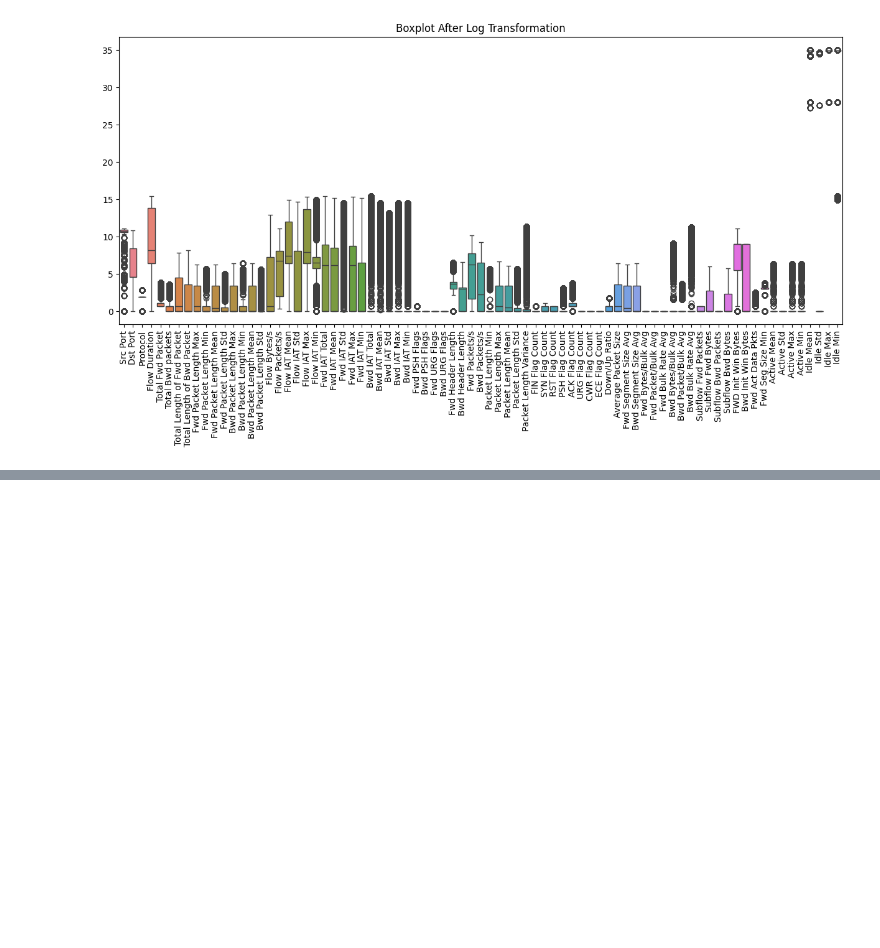
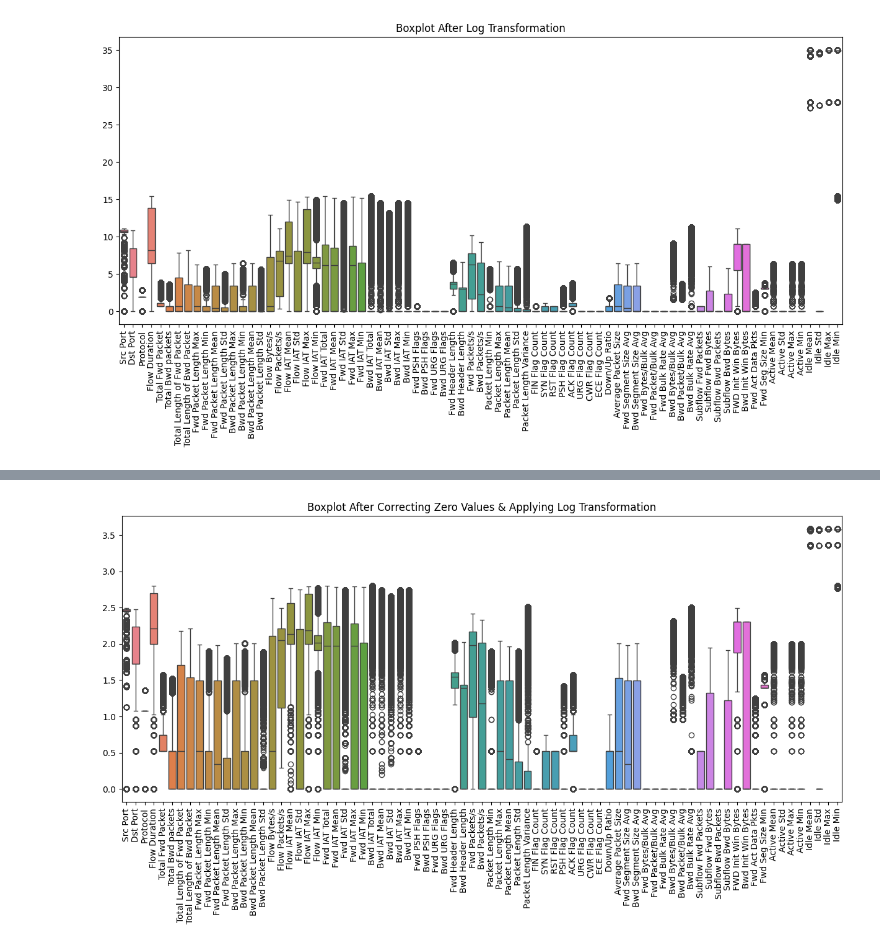
Before and after one commit to AbdulWahabBaluch2000/SCVIC-APT-2021-Training-, a Jupyter notebook: Untitled2.ipynb, the cells around one changed output, grey strips where cells are left out. Drawn from its saved outputs; the diff is of its cells as text; code cells hidden in the pictures; blank space fills up the shorter version.

```diff
--- a/Untitled2.ipynb
+++ b/Untitled2.ipynb
@@ -617,0 +651,2 @@ plt.show()
+# %%
+df_log[num_features] = df_log[num_features].replace(0, 1e-5)
@@ -617,0 +670,12 @@ plt.show()
+# %%
+df_log[num_features] = df_log[num_features].replace(0, 1e-5)
+# %%
+df_log[num_features] = np.log1p(df_log[num_features])
+# %%
+plt.figure(figsize=(15, 6))
+sns.boxplot(data=df_log)
+plt.xticks(rotation=90)
+plt.title("Boxplot After Correcting Zero Values & Applying Log Transformation")
+plt.show()
+# %% [output]
+[figure, added]
```
Also changed, not shown: parts of 4 cells of this notebook.
